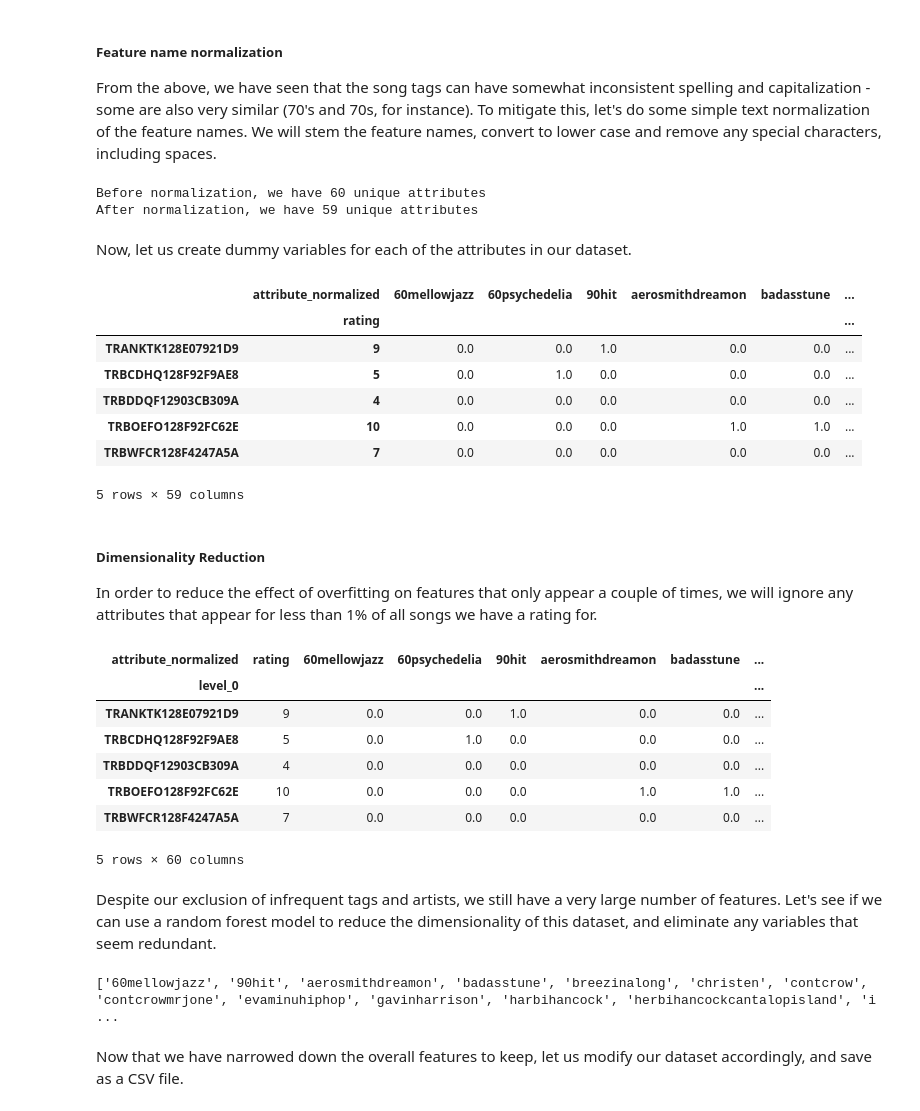
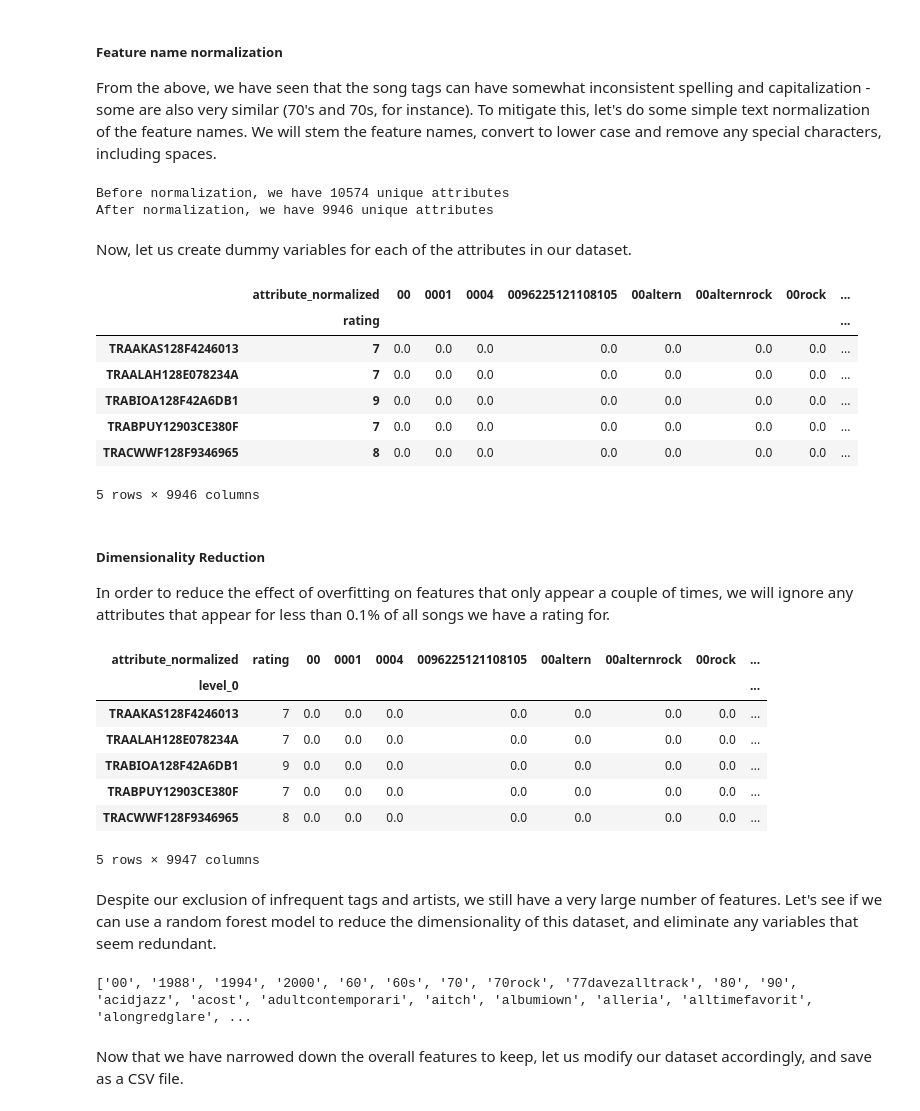
Before and after one commit to RoaldSchuring/Music-Suggestion-Model, a Jupyter notebook: Using Radio Paradise song ratings to return new song suggestions.ipynb, the cells around one changed output. Cells and saved outputs as stored; diff of their text form; code cells hidden in the pictures.

```diff
--- a/Using Radio Paradise song ratings to return new song suggestions.ipynb
+++ b/Using Radio Paradise song ratings to return new song suggestions.ipynb
@@ -63,14 +71,18 @@ all_songs_dataframe.head()
 # %% [markdown]
 For the purpose of this modeling exercise, the artists and tags will be our features - we will not distinguish between the two in any meaningful way. In many cases, the artist name is listed as one of the tags anyway! Let's make sure that the artist and tag info sits in the same column.
 # %%
+all_songs_dataframe = pd.read_csv('all_raw_data.csv', index_col=0, encoding='latin-1')
+
 all_songs_artists = all_songs_dataframe[['title', 'artist']]
 all_songs_artists.columns = ['title', 'attribute']
+all_songs_artists.to_csv('song_artist_info.csv')
 
 all_songs_tags = all_songs_dataframe[['title', 'tag']]
 all_songs_tags.columns = ['title', 'attribute']
 
 all_songs_concat = pd.concat([all_songs_artists, all_songs_tags], axis=0)
-all_songs_concat.drop_duplicates(subset='attribute', inplace=True)
+all_songs_concat.drop_duplicates(subset=['title','attribute'], inplace=True)
+all_songs_concat = all_songs_concat.dropna(subset=['attribute'], axis=0)
 
 # save to csv so that does not need to be stored in memory throughout
 all_songs_concat.to_csv('all_song_table.csv')
@@ -87,20 +99,17 @@ all_songs_concat.head()
 
 The next step is to 'dummify' our attributes. However, it is likely that many of these will only appear for songs that do not have a rating associated with them. To mitigate this issue (after all, we can't generate predictions based on attributes that have never been seen before by a model), we will now merge our song ratings with the attributes table.
 # %%
-# # load the various raw dataframes into memory
+# load the song ratings table into memory
 song_ratings = pd.read_csv('C:/Users/roald/Documents/music_ratings.csv')
 
 # retrieve the song_id for all rated songs
-# all_songs_artists.reset_index(inplace=True)
+all_songs_artists.reset_index(inplace=True)
 song_ratings = pd.merge(left=song_ratings, right=all_songs_artists, left_on=['artist', 'song'], right_on=['attribute', 'title'], how='inner')
 song_ratings = song_ratings[['index', 'rating']]
-song_ratings = song_ratings.set_index('index').drop_duplicates()
+song_ratings = song_ratings.drop_duplicates()
+song_ratings = song_ratings.set_index('index')
 
-# merge the attributes table with the song ratings table
-song_features = pd.read_csv('all_song_table.csv', encoding='latin-1')
-song_features = song_features.set_index('Unnamed: 0')
-
-songs_ratings_features = pd.merge(left=song_ratings, right=song_features, left_index=True, right_index=True, how='inner')
+songs_ratings_features = pd.merge(left=all_songs_concat, right=song_ratings, left_index=True, right_index=True, how='right')
 songs_ratings_features = songs_ratings_features[['title', 'attribute', 'rating']]
 songs_ratings_features.head()
 # %% [output]
@@ -148,15 +157,15 @@ def normalize_feature_name(feature_name):
 # %%
 print('Before normalization, we have', len(set(songs_ratings_features['attribute'])), 'unique attributes')
 
-songs_ratings_features['attribute_normalized'] = songs_ratings_features['attribute'].apply(normalize_feature_name)
+songs_ratings_features['attribute_normalized'] = songs_ratings_features['attribute'].apply(str).apply(normalize_feature_name)
 
 # since some features may, after normalization, have the same name, we will drop any duplicates that were created in the process.
 songs_ratings_features.drop_duplicates(subset=['title','attribute_normalized'])
 
 print('After normalization, we have', len(set(songs_ratings_features['attribute_normalized'])), 'unique attributes')
 # %% [output]
-Before normalization, we have 60 unique attributes
-After normalization, we have 59 unique attributes
+Before normalization, we have 10574 unique attributes
+After normalization, we have 9946 unique attributes
 # %% [markdown]
 Now, let us create dummy variables for each of the attributes in our dataset.
 # %%
@@ -166,42 +175,44 @@ ratings_features_dummified = songs_ratings_features.pivot_table(index=[songs_rat
 ratings_features_dummified = ratings_features_dummified.fillna(0)
 ratings_features_dummified.head()
 # %% [output]
-|  | attribute_normalized | 60mellowjazz | 60psychedelia | 90hit | aerosmithdreamon | badasstune | ... |
-|  | rating |  |  |  |  |  | ... |
-| TRANKTK128E07921D9 | 9 | 0.0 | 0.0 | 1.0 | 0.0 | 0.0 | ... |
-| TRBCDHQ128F92F9AE8 | 5 | 0.0 | 1.0 | 0.0 | 0.0 | 0.0 | ... |
-| TRBDDQF12903CB309A | 4 | 0.0 | 0.0 | 0.0 | 0.0 | 0.0 | ... |
-| TRBOEFO128F92FC62E | 10 | 0.0 | 0.0 | 0.0 | 1.0 | 1.0 | ... |
-| TRBWFCR128F4247A5A | 7 | 0.0 | 0.0 | 0.0 | 0.0 | 0.0 | ... |
+|  | attribute_normalized | 00 | 0001 | 0004 | 0096225121108105 | 00altern | 00alternrock | 00rock | ... |
+|  | rating |  |  |  |  |  |  |  | ... |
+| TRAAKAS128F4246013 | 7 | 0.0 | 0.0 | 0.0 | 0.0 | 0.0 | 0.0 | 0.0 | ... |
+| TRAALAH128E078234A | 7 | 0.0 | 0.0 | 0.0 | 0.0 | 0.0 | 0.0 | 0.0 | ... |
+| TRABIOA128F42A6DB1 | 9 | 0.0 | 0.0 | 0.0 | 0.0 | 0.0 | 0.0 | 0.0 | ... |
+| TRABPUY12903CE380F | 7 | 0.0 | 0.0 | 0.0 | 0.0 | 0.0 | 0.0 | 0.0 | ... |
+| TRACWWF128F9346965 | 8 | 0.0 | 0.0 | 0.0 | 0.0 | 0.0 | 0.0 | 0.0 | ... |
-5 rows × 59 columns
+5 rows × 9946 columns
 # %% [markdown]
 ##### Dimensionality Reduction
 
-In order to reduce the effect of overfitting on features that only appear a couple of times, we will ignore any attributes that appear for less than 1% of all songs we have a rating for.
+In order to reduce the effect of overfitting on features that only appear a couple of times, we will ignore any attributes that appear for less than 0.1% of all songs we have a rating for.
 # %%
 number_of_rows = ratings_features_dummified.shape[0]
-minimum_count = number_of_rows/100
+minimum_count = number_of_rows/1000
 
 ratings_features_dummified.drop([col for col, val in ratings_features_dummified.sum().iteritems() if val < minimum_count], axis=1, inplace=True)
 ratings_features_dummified = ratings_features_dummified.fillna(0).reset_index()
 ratings_features_dummified = ratings_features_dummified.set_index('level_0')
 
 ratings_features_dummified.head()
 # %% [output]
-| attribute_normalized | rating | 60mellowjazz | 60psychedelia | 90hit | aerosmithdreamon | badasstune | ... |
-| level_0 |  |  |  |  |  |  | ... |
-| TRANKTK128E07921D9 | 9 | 0.0 | 0.0 | 1.0 | 0.0 | 0.0 | ... |
-| TRBCDHQ128F92F9AE8 | 5 | 0.0 | 1.0 | 0.0 | 0.0 | 0.0 | ... |
-| TRBDDQF12903CB309A | 4 | 0.0 | 0.0 | 0.0 | 0.0 | 0.0 | ... |
-| TRBOEFO128F92FC62E | 10 | 0.0 | 0.0 | 0.0 | 1.0 | 1.0 | ... |
-| TRBWFCR128F4247A5A | 7 | 0.0 | 0.0 | 0.0 | 0.0 | 0.0 | ... |
+| attribute_normalized | rating | 00 | 0001 | 0004 | 0096225121108105 | 00altern | 00alternrock | 00rock | ... |
+| level_0 |  |  |  |  |  |  |  |  | ... |
+| TRAAKAS128F4246013 | 7 | 0.0 | 0.0 | 0.0 | 0.0 | 0.0 | 0.0 | 0.0 | ... |
+| TRAALAH128E078234A | 7 | 0.0 | 0.0 | 0.0 | 0.0 | 0.0 | 0.0 | 0.0 | ... |
+| TRABIOA128F42A6DB1 | 9 | 0.0 | 0.0 | 0.0 | 0.0 | 0.0 | 0.0 | 0.0 | ... |
+| TRABPUY12903CE380F | 7 | 0.0 | 0.0 | 0.0 | 0.0 | 0.0 | 0.0 | 0.0 | ... |
+| TRACWWF128F9346965 | 8 | 0.0 | 0.0 | 0.0 | 0.0 | 0.0 | 0.0 | 0.0 | ... |
-5 rows × 60 columns
+5 rows × 9947 columns
 # %% [markdown]
 Despite our exclusion of infrequent tags and artists, we still have a very large number of features. Let's see if we can use a random forest model to reduce the dimensionality of this dataset, and eliminate any variables that seem redundant.
 # %%
 from sklearn.feature_selection import SelectFromModel
 from sklearn.ensemble import RandomForestClassifier
 from sklearn.model_selection import train_test_split
+import numpy as np
+
 
 y = ratings_features_dummified['rating']
 X = ratings_features_dummified.drop(['rating'], axis=1)
@@ -210,10 +221,10 @@ feature_names = list(X.columns)
 
 X_train, X_test, y_train, y_test = train_test_split(X, y, test_size=0.3, random_state=1)
 
-clf = RandomForestClassifier(n_estimators=1000, random_state=0, n_jobs=-1)
+clf = RandomForestClassifier(n_estimators=1000, random_state=42, n_jobs=-1)
 
-# we have set a threshold for feature importance to yield around 100 features
-sfm = SelectFromModel(clf, threshold=0.002)
+# we have set a threshold for feature importance to yield a maximum of 200 features
+sfm = SelectFromModel(clf, max_features=200)
 sfm.fit(X_train, y_train)
 
 final_feature_names = []
@@ -223,7 +234,7 @@ for feature_list_index in sfm.get_support(indices=True):
 
 print(final_feature_names)
 # %% [output]
-['60mellowjazz', '90hit', 'aerosmithdreamon', 'badasstune', 'breezinalong', 'christen', 'contcrow', 'contcrowmrjone', 'evaminuhiphop', 'gavinharrison', 'harbihancock', 'herbihancockcantalopisland', 'i ...
+['00', '1988', '1994', '2000', '60', '60s', '70', '70rock', '77davezalltrack', '80', '90', 'acidjazz', 'acost', 'adultcontemporari', 'aitch', 'albumiown', 'alleria', 'alltimefavorit', 'alongredglare', ...
 # %% [markdown]
 Now that we have narrowed down the overall features to keep, let us modify our dataset accordingly, and save as a CSV file.
 # %%
```
Also changed, not shown: parts of 21 cells of this notebook.
